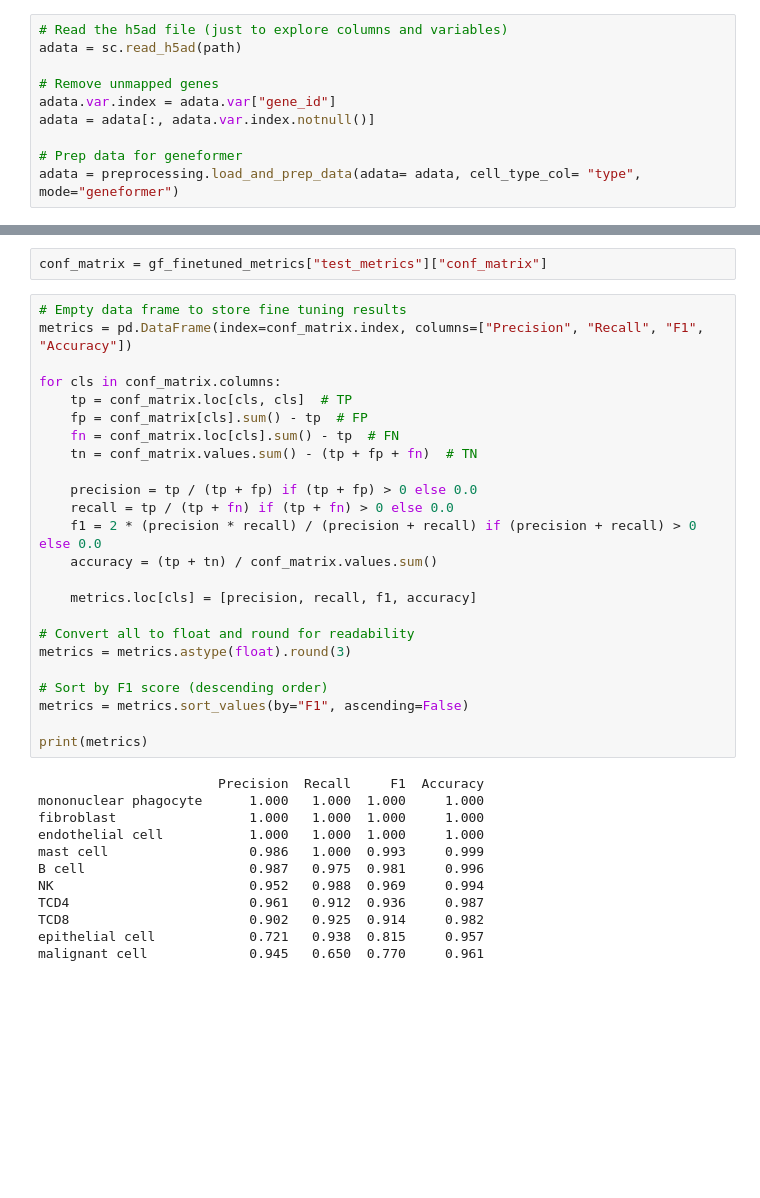
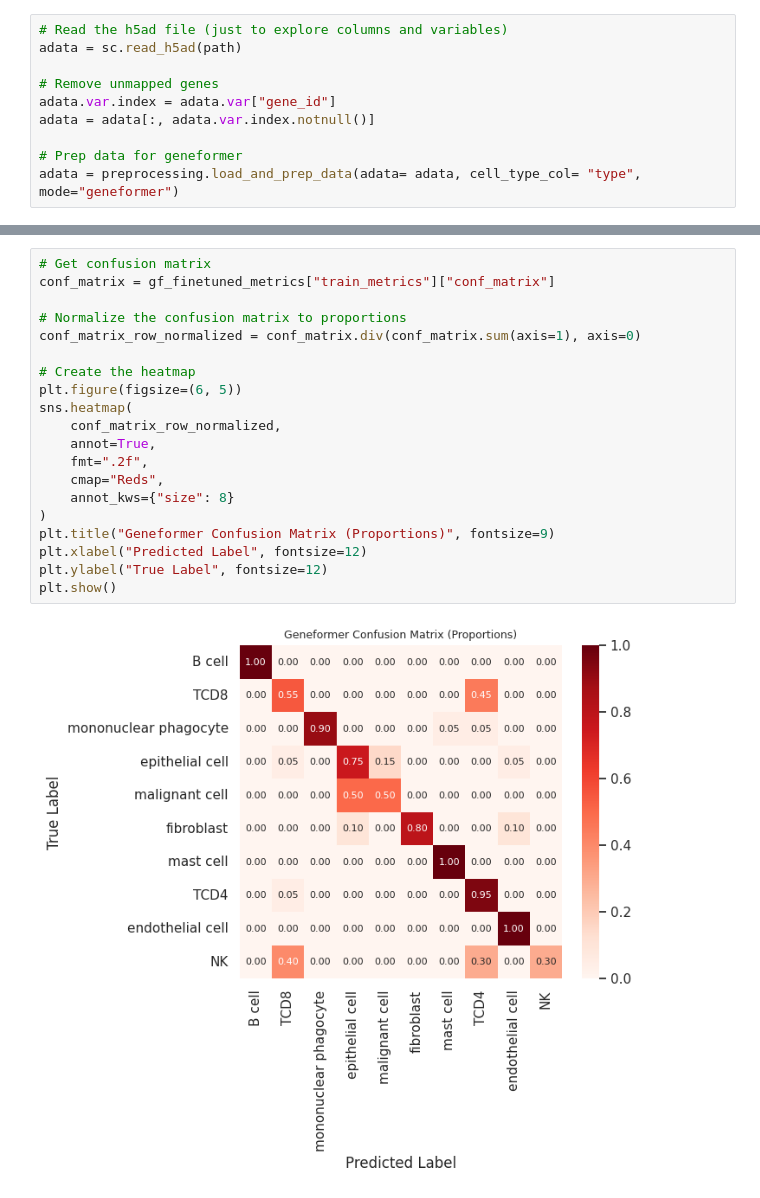
Before and after one commit to Eastmanmd/DECONVersation, a Jupyter notebook: tutorials/finetune_geneformer_for_cell_type_classification.ipynb, the cells around one changed output, grey strips where cells are left out. Drawn from its saved outputs; the diff is of its cells as text; blank space fills up the shorter version.

Commit message:
update fine-tuning tutorial

```diff
--- a/tutorials/finetune_geneformer_for_cell_type_classification.ipynb
+++ b/tutorials/finetune_geneformer_for_cell_type_classification.ipynb
@@ -92,39 +84,23 @@ You should probably TRAIN this model on a down-stream task to be able to use it
-# %%
-conf_matrix = gf_finetuned_metrics["test_metrics"]["conf_matrix"]
-# %%
-# Empty data frame to store fine tuning results
-metrics = pd.DataFrame(index=conf_matrix.index, columns=["Precision", "Recall", "F1", "Accuracy"])
-
-for cls in conf_matrix.columns:
-    tp = conf_matrix.loc[cls, cls]  # TP
-    fp = conf_matrix[cls].sum() - tp  # FP
-    fn = conf_matrix.loc[cls].sum() - tp  # FN
-    tn = conf_matrix.values.sum() - (tp + fp + fn)  # TN
-
-    precision = tp / (tp + fp) if (tp + fp) > 0 else 0.0
-    recall = tp / (tp + fn) if (tp + fn) > 0 else 0.0
-    f1 = 2 * (precision * recall) / (precision + recall) if (precision + recall) > 0 else 0.0
-    accuracy = (tp + tn) / conf_matrix.values.sum()
-
-    metrics.loc[cls] = [precision, recall, f1, accuracy]
-
-# Convert all to float and round for readability
-metrics = metrics.astype(float).round(3)
-
-# Sort by F1 score (descending order)
-metrics = metrics.sort_values(by="F1", ascending=False)
-
-print(metrics)
-# %% [output]
-                       Precision  Recall     F1  Accuracy
-mononuclear phagocyte      1.000   1.000  1.000     1.000
-fibroblast                 1.000   1.000  1.000     1.000
-endothelial cell           1.000   1.000  1.000     1.000
-mast cell                  0.986   1.000  0.993     0.999
-B cell                     0.987   0.975  0.981     0.996
-NK                         0.952   0.988  0.969     0.994
-TCD4                       0.961   0.912  0.936     0.987
-TCD8                       0.902   0.925  0.914     0.982
-epithelial cell            0.721   0.938  0.815     0.957
-malignant cell             0.945   0.650  0.770     0.961
+# %%
+# Get confusion matrix
+conf_matrix = gf_finetuned_metrics["train_metrics"]["conf_matrix"]
+
+# Normalize the confusion matrix to proportions
+conf_matrix_row_normalized = conf_matrix.div(conf_matrix.sum(axis=1), axis=0)
+
+# Create the heatmap
+plt.figure(figsize=(6, 5))
+sns.heatmap(
+    conf_matrix_row_normalized,
+    annot=True,
+    fmt=".2f",
+    cmap="Reds",
+    annot_kws={"size": 8}
+)
+plt.title("Geneformer Confusion Matrix (Proportions)", fontsize=9)
+plt.xlabel("Predicted Label", fontsize=12)
+plt.ylabel("True Label", fontsize=12)
+plt.show()
+# %% [output]
+[figure, added]
 # %%
```
Also changed, not shown: parts of 11 cells of this notebook.
